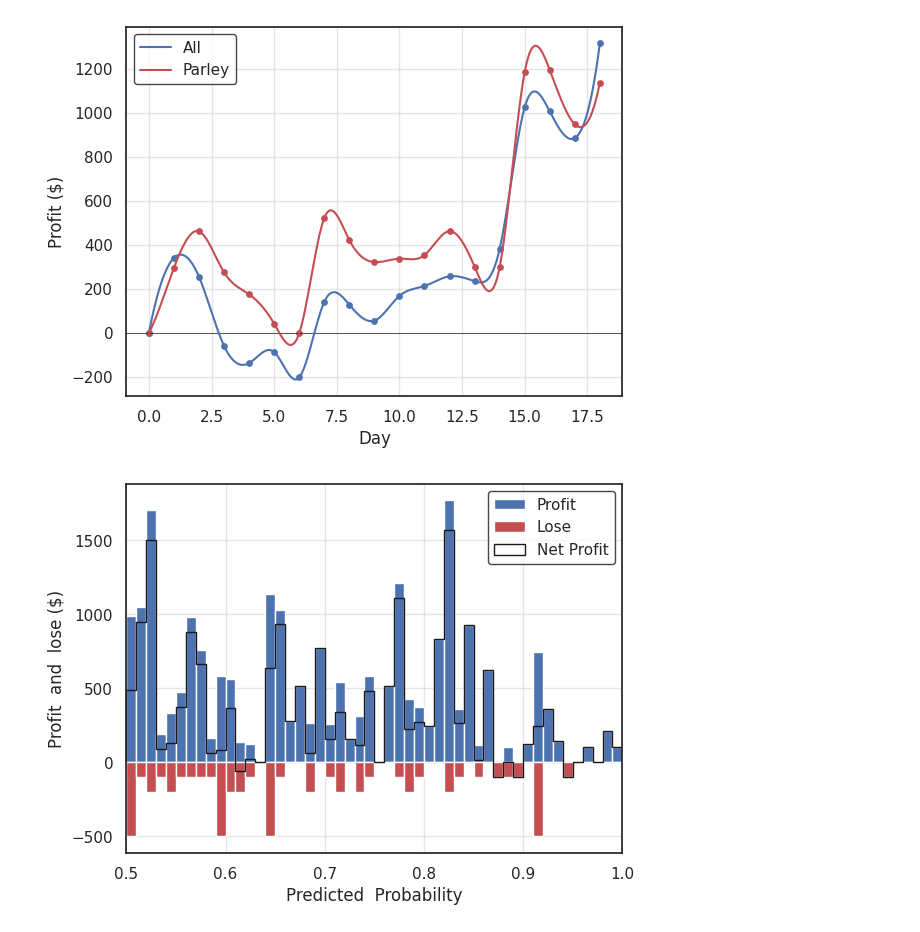
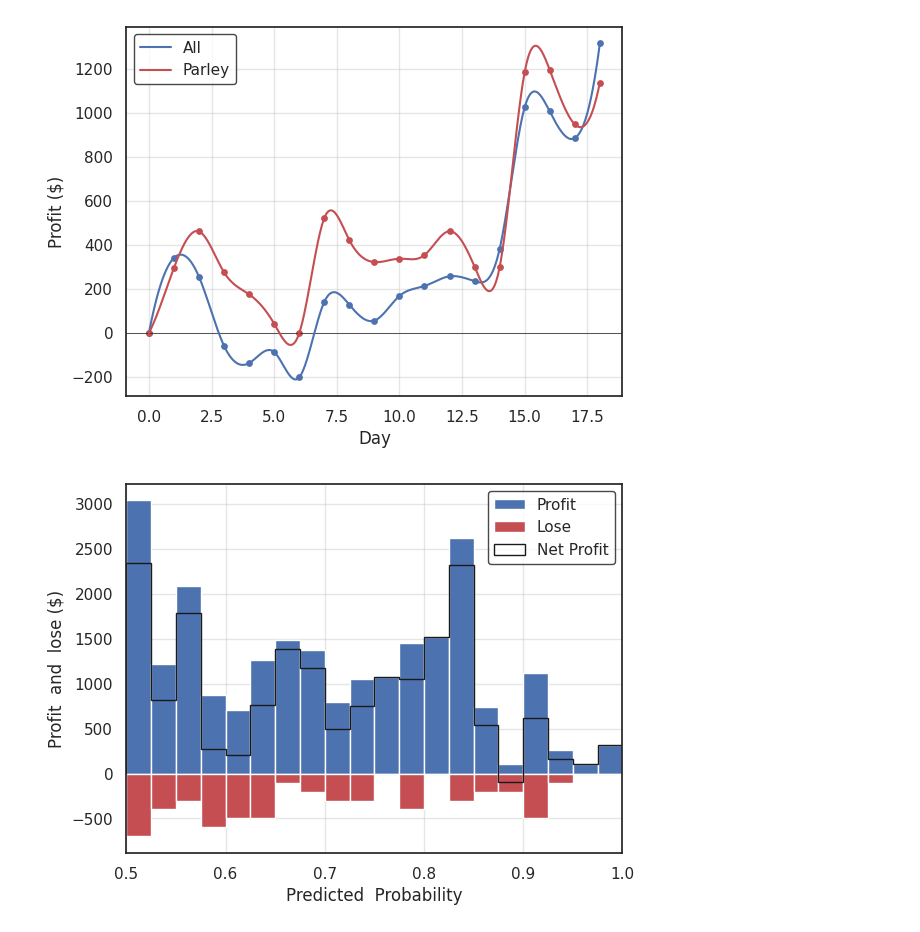
Before and after one commit to ansonkwokth/TableTennisPrediction, a Jupyter notebook: evaluation.ipynb, the cells around one changed output. Drawn from its saved outputs; the diff is of its cells as text; code cells hidden in the pictures.

```diff
--- a/evaluation.ipynb
+++ b/evaluation.ipynb
@@ -206,28 +206,33 @@ frame.set_edgecolor('k')
 # %% [output]
 [figure]
 # %%
+df_hist['PnL'] = df_hist['Odd'].copy()
+df_hist.loc[df_hist.Win==1, "PnL"] = df_hist[df_hist.Win==1]['Odd']
+df_hist.loc[df_hist.Win==0, "PnL"] = -1
+
 win_odd = df_hist[df_hist.Win == 1]['Odd']
 lose_odd = df_hist[df_hist.Win == 0]['Odd']
 all_odd = df_hist['PnL']
 win_prob = df_hist[df_hist.Win == 1]['Prob']
 lose_prob = df_hist[df_hist.Win == 0]['Prob']
 all_prob = df_hist['Prob']
 
 range_ = [0.5, 1]
-plt.hist(win_prob, weights=win_odd*cost, range=range_, bins=50, label='Profit', color='b');
-plt.hist(lose_prob, weights=[-cost]*len(lose_odd), range=range_, bins=50, label='Lose', color='r');
-plt.hist(all_prob, weights=all_odd*cost, range=range_, bins=50, color='k', histtype='step', label='Net Profit');
+bins_=20
+plt.hist(win_prob, weights=win_odd*cost, range=range_, bins=bins_, label='Profit', color='b');
+plt.hist(lose_prob, weights=[-cost]*len(lose_odd), range=range_, bins=bins_, label='Lose', color='r');
+plt.hist(all_prob, weights=all_odd*cost, range=range_, bins=bins_, color='k', histtype='step', label='Net Profit');
 plt.grid()
 plt.margins(x=0)
 
 plt.xlabel("Predicted  Probability")
 plt.ylabel(f"Profit  and  lose ($)")
 plt.legend()
 plt.grid(True, linestyle='-', alpha=0.5)
 
 legend = plt.legend()
 frame = legend.get_frame()
 frame.set_facecolor('white')
 frame.set_edgecolor('k')
 # %% [output]
-[figure, old version]
+[figure, new version]
```
Also changed, not shown: parts of 1 cell of this notebook.
